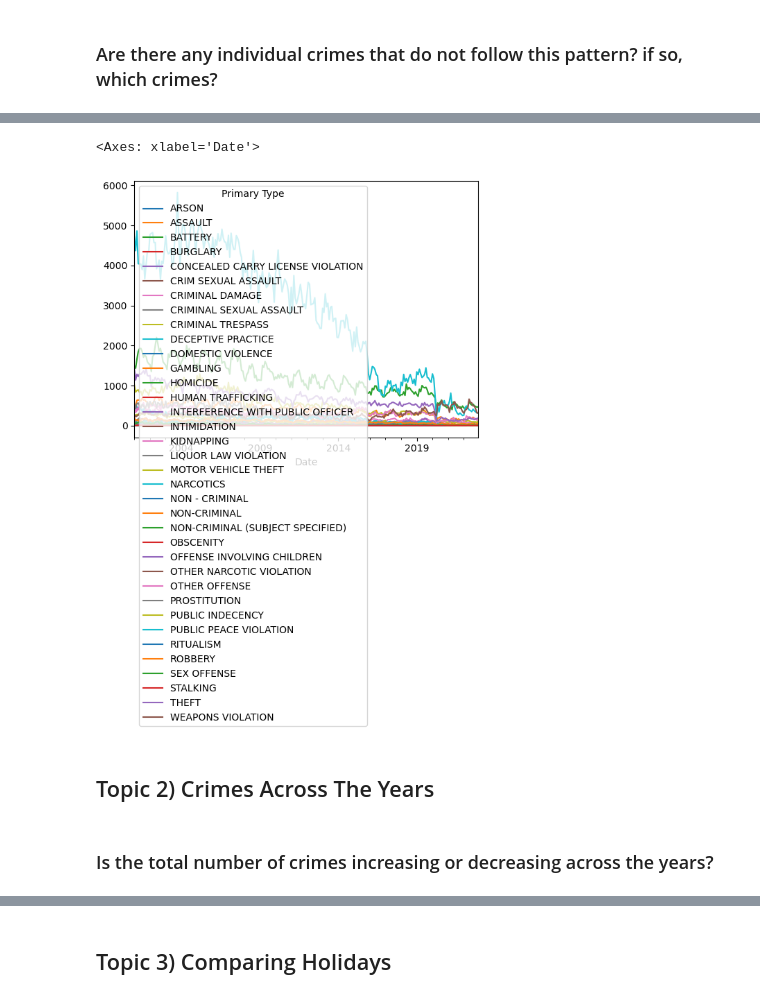
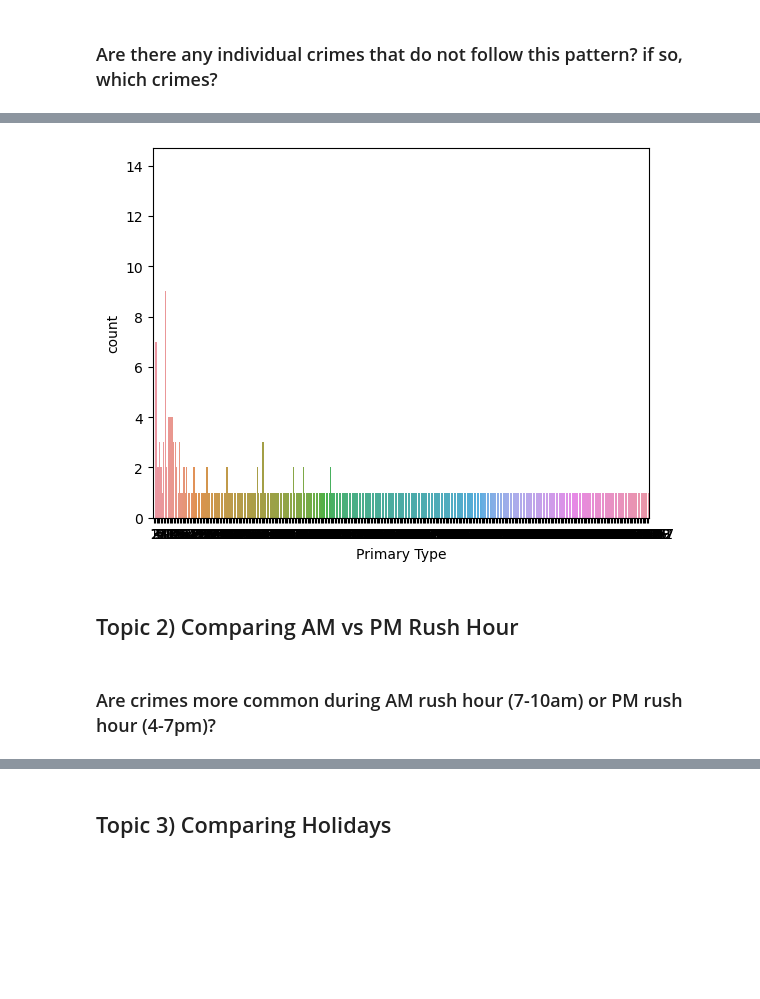
Before and after one commit to SpreeC/Chicago-Crime-Data-Project, a Jupyter notebook: Part 1.ipynb, the cells around one changed output, grey strips where cells are left out. Saved outputs shown, nothing was run; the diff lists cells and outputs as text; code cells hidden in the pictures; blank space fills up the shorter version.

```diff
--- a/Part 1.ipynb
+++ b/Part 1.ipynb
@@ -188,6 +188,6 @@ ax = month_counts.plot(style='o-', grid=True, ylabel='# of Crimes', xlabel='Mont
 ### Are there any individual crimes that do not follow this pattern? if so, which crimes?
 # %%
 #save value count of individual counts by month
-crimes_by_month = df.groupby("Primary Type").resample('M').sum()['Arrest'].reset_index()
+crimes_by_month = df.groupby("Month")['Primary Type'].value_counts(normalize=False)
 crimes_by_month
 # %% [output]
@@ -245,10 +207,8 @@ Index(['ARSON', 'ASSAULT', 'BATTERY', 'BURGLARY',
-# %%
-#plot
-crime_column.plot()
-# %% [output]
-<Axes: xlabel='Date'>
-[figure, removed]
+# %%
+sns.countplot(data=df,x=crimes_by_month);
+# %% [output]
+[figure, added]
 # %% [markdown]
-## Topic 2) Crimes Across The Years
+## Topic 2) Comparing AM vs PM Rush Hour
 # %% [markdown]
-### Is the total number of crimes increasing or decreasing across the years?
+### Are crimes more common during AM rush hour (7-10am) or PM rush hour (4-7pm)?
```
Also changed, not shown: parts of 32 cells of this notebook.
